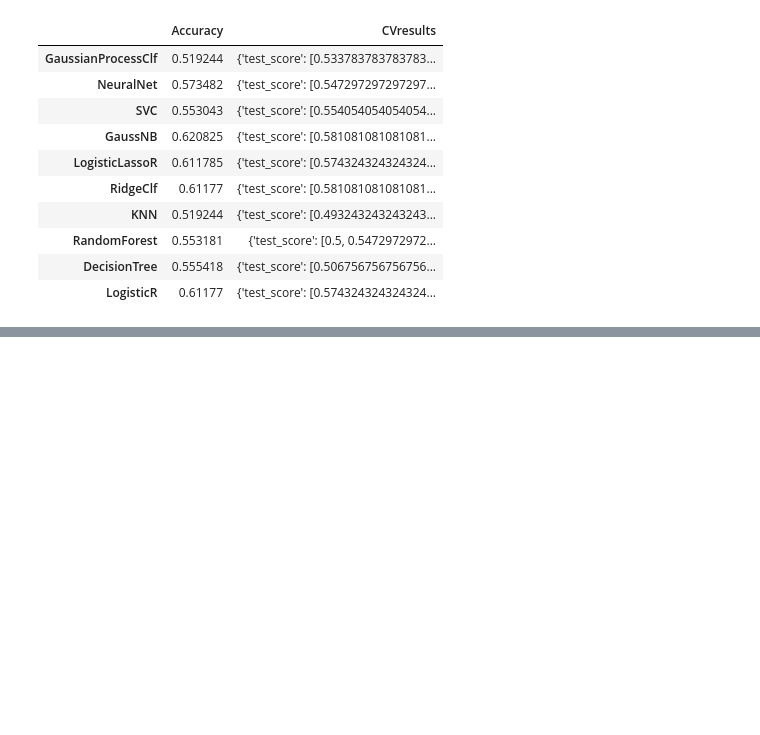
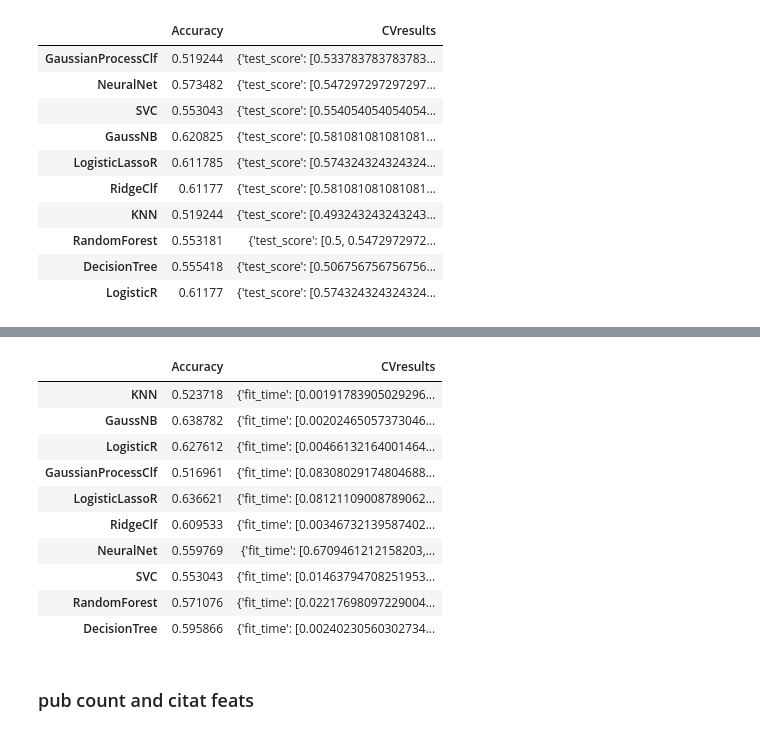
Before and after one commit to shruti-singh/PaperAcceptancePrediction, a Jupyter notebook: shruti/AllModels2017Baseline.ipynb, the cells around one changed output, grey strips where cells are left out. Saved outputs shown, nothing was run; the diff lists cells and outputs as text; code cells hidden in the pictures; blank space fills up the shorter version.

Commit message:
adding author mag features to the model

```diff
--- a/shruti/AllModels2017Baseline.ipynb
+++ b/shruti/AllModels2017Baseline.ipynb
@@ -705,0 +710,3 @@ model_results
+# %%
+data = pd.read_pickle('./features/all_data_features_csv_2017_new.pkl')
+data.head(2)
@@ -705,0 +718,4 @@ model_results
+# %%
+# shuffle the data
+data = data.sample(frac=1, random_state=42)
+data.head(2)
@@ -705,0 +740,45 @@ model_results
+# %%
+clf_dict = {'DecisionTree':DecisionTreeClassifier(max_depth=3),
+            'RandomForest':RandomForestClassifier(max_depth=10),
+            'LogisticR':LogisticRegression(max_iter=8000),
+            'LogisticLassoR':LogisticRegression(max_iter=8000, penalty='l1',solver='liblinear'),
+            'RidgeClf':RidgeClassifier(max_iter=8000),
+            'SVC':SVC(kernel='rbf'),
+            'GaussNB':GaussianNB(),
+            'NeuralNet':MLPClassifier((100),activation='logistic'),
+            'KNN':KNeighborsClassifier(n_neighbors=10),
+            'GaussianProcessClf':GaussianProcessClassifier(kernel=kls.RBF())
+            }
+# %%
+model_results = pd.DataFrame()
+model_results['Accuracy'] = None
+model_results['CVresults'] = None
+
+for clf_name,clf in clf_dict.items():
+#   X = data.drop(columns=['id','label'])
+    X = data.drop(columns=['id','label'])
+    X_normalized = normalize(X)
+    y = data['label']
+    results = cross_validate(clf, X, y, return_estimator=True)
+    clf = results['estimator']
+    results.pop('estimator')
+    accuracy = np.mean(results['test_score'])
+    model_results.loc[clf_name, ['Accuracy', 'CVresults']] = [accuracy, results]
+#     if clf_name == 'DecisionTree':
+#         display(plot(clf))
+# %%
+model_results
+# %% [output]
+|  | Accuracy | CVresults |
+| KNN | 0.523718 | {'fit_time': [0.00191783905029296... |
+| GaussNB | 0.638782 | {'fit_time': [0.00202465057373046... |
+| LogisticR | 0.627612 | {'fit_time': [0.00466132164001464... |
+| GaussianProcessClf | 0.516961 | {'fit_time': [0.08308029174804688... |
+| LogisticLassoR | 0.636621 | {'fit_time': [0.08121109008789062... |
+| RidgeClf | 0.609533 | {'fit_time': [0.00346732139587402... |
+| NeuralNet | 0.559769 | {'fit_time': [0.6709461212158203,... |
+| SVC | 0.553043 | {'fit_time': [0.01463794708251953... |
+| RandomForest | 0.571076 | {'fit_time': [0.02217698097229004... |
+| DecisionTree | 0.595866 | {'fit_time': [0.00240230560302734... |
+# %% [markdown]
+### pub count and citat feats
```
Also changed, not shown: parts of 12 cells of this notebook.
